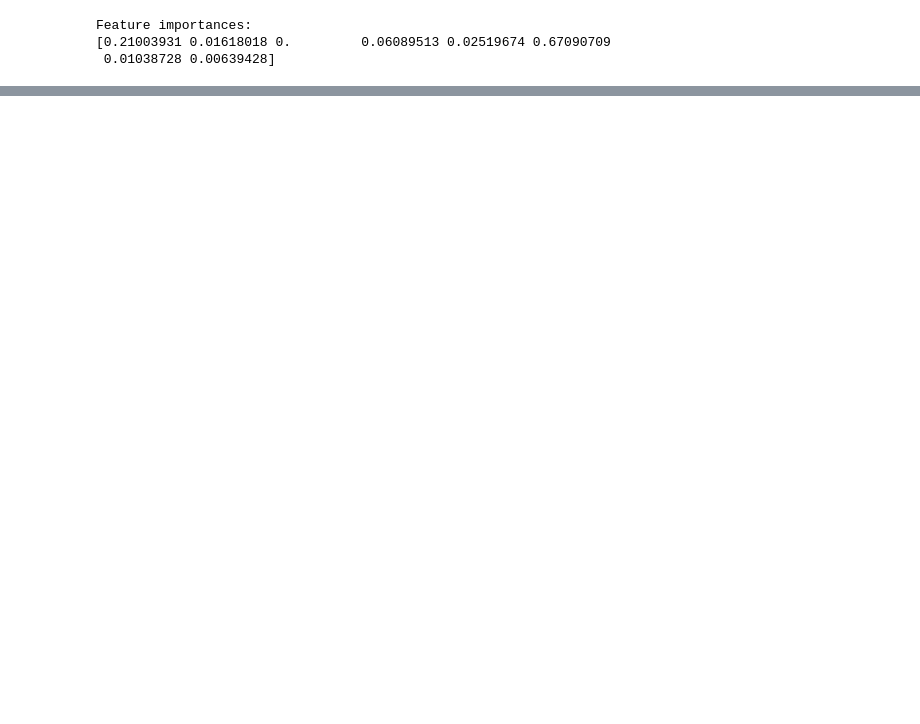
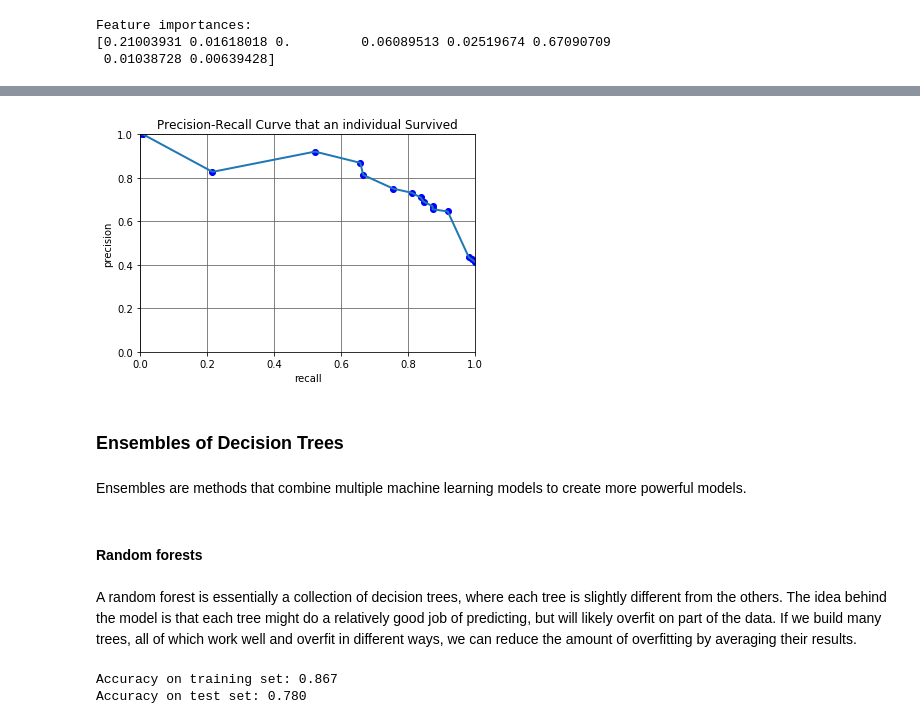
Before and after one commit to angelaiallonardi/my_first_ML_project, a Jupyter notebook: Titanic.ipynb, the cells around one changed output, grey strips where cells are left out. Saved outputs shown, nothing was run; the diff lists cells and outputs as text; code cells hidden in the pictures; blank space fills up the shorter version.

```diff
--- a/Titanic.ipynb
+++ b/Titanic.ipynb
@@ -1215,0 +1287,31 @@ Feature importances:
+# %%
+plt.plot(recall, precision, 'bo',lw=2)
+plt.plot(recall, precision, lw=2)
+
+plt.xlim(0,1)
+plt.ylim(0,1)
+plt.xlabel('recall')
+plt.ylabel('precision')
+plt.title("Precision-Recall Curve that an individual Survived")
+
+plt.grid(b=True, which='major', color='#666666', linestyle='-')
+# %% [output]
+[figure, added]
+# %% [markdown]
+### Ensembles of Decision Trees
+# %% [markdown]
+Ensembles are methods that combine multiple machine learning models to create more powerful models.
+# %% [markdown]
+#### Random forests
+# %% [markdown]
+A random forest is essentially a collection of decision trees, where each tree is slightly different from the others. The idea behind the model is that each tree might do a relatively  good job of predicting, but will likely overfit on part of the data. If we build many trees, all of which work well and overfit in different ways, we can reduce the amount of overfitting by averaging their results.
+# %%
+from sklearn.ensemble import RandomForestClassifier
+
+forest = RandomForestClassifier(n_estimators=5, random_state=2)
+forest.fit(new_X_train, new_y_train)
+print("Accuracy on training set: {:.3f}".format(forest.score(new_X_train, new_y_train)))
+print("Accuracy on test set: {:.3f}".format(forest.score(new_X_test, new_y_test)))
+# %% [output]
+Accuracy on training set: 0.867
+Accuracy on test set: 0.780
```
Also changed, not shown: parts of 20 cells of this notebook.
